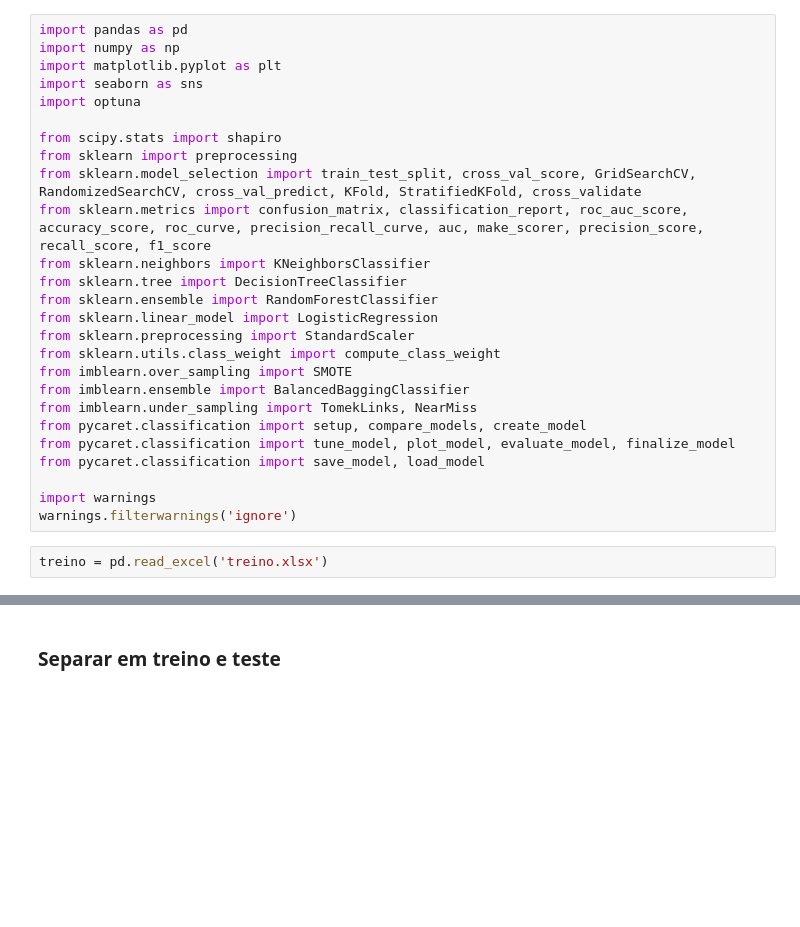
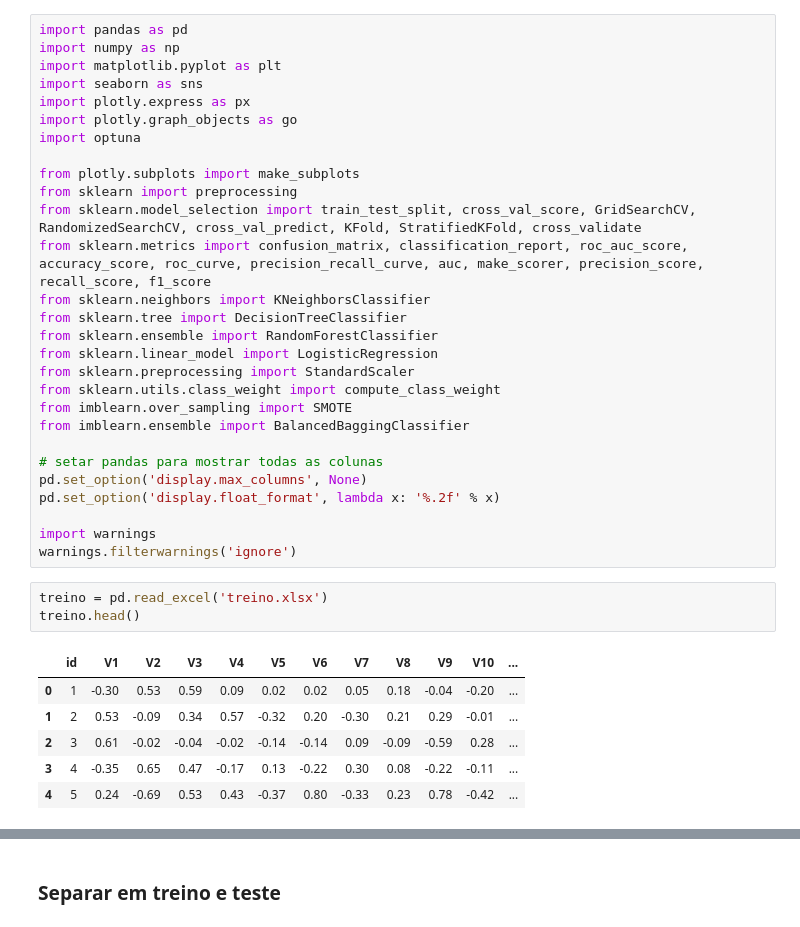
Before and after one commit to Gust4242/Fraud-Detection-With-Python, a Jupyter notebook: Fraud detection.ipynb, the cells around one changed output, grey strips where cells are left out. Drawn from its saved outputs; the diff is of its cells as text; blank space fills up the shorter version.

```diff
--- a/Fraud detection.ipynb
+++ b/Fraud detection.ipynb
@@ -3,9 +3,11 @@ import pandas as pd
 import numpy as np
 import matplotlib.pyplot as plt
 import seaborn as sns
+import plotly.express as px
+import plotly.graph_objects as go
 import optuna
 
-from scipy.stats import shapiro
+from plotly.subplots import make_subplots
 from sklearn import preprocessing
 from sklearn.model_selection import train_test_split, cross_val_score, GridSearchCV, RandomizedSearchCV, cross_val_predict, KFold, StratifiedKFold, cross_validate
 from sklearn.metrics import confusion_matrix, classification_report, roc_auc_score, accuracy_score, roc_curve, precision_recall_curve, auc, make_scorer, precision_score, recall_score, f1_score
@@ -17,12 +19,20 @@ from sklearn.preprocessing import StandardScaler
 from sklearn.utils.class_weight import compute_class_weight
 from imblearn.over_sampling import SMOTE
 from imblearn.ensemble import BalancedBaggingClassifier
-from imblearn.under_sampling import TomekLinks, NearMiss
-from pycaret.classification import setup, compare_models, create_model
-from pycaret.classification import tune_model, plot_model, evaluate_model, finalize_model
-from pycaret.classification import save_model, load_model
+
+# setar pandas para mostrar todas as colunas
+pd.set_option('display.max_columns', None)
+pd.set_option('display.float_format', lambda x: '%.2f' % x)
 
 import warnings
 warnings.filterwarnings('ignore')
 # %%
 treino = pd.read_excel('treino.xlsx')
+treino.head()
+# %% [output]
+|  | id | V1 | V2 | V3 | V4 | V5 | V6 | V7 | V8 | V9 | V10 | ... |
+| 0 | 1 | -0.30 | 0.53 | 0.59 | 0.09 | 0.02 | 0.02 | 0.05 | 0.18 | -0.04 | -0.20 | ... |
+| 1 | 2 | 0.53 | -0.09 | 0.34 | 0.57 | -0.32 | 0.20 | -0.30 | 0.21 | 0.29 | -0.01 | ... |
+| 2 | 3 | 0.61 | -0.02 | -0.04 | -0.02 | -0.14 | -0.14 | 0.09 | -0.09 | -0.59 | 0.28 | ... |
+| 3 | 4 | -0.35 | 0.65 | 0.47 | -0.17 | 0.13 | -0.22 | 0.30 | 0.08 | -0.22 | -0.11 | ... |
+| 4 | 5 | 0.24 | -0.69 | 0.53 | 0.43 | -0.37 | 0.80 | -0.33 | 0.23 | 0.78 | -0.42 | ... |
```
Also changed, not shown: parts of 29 cells of this notebook, 1 other file.
